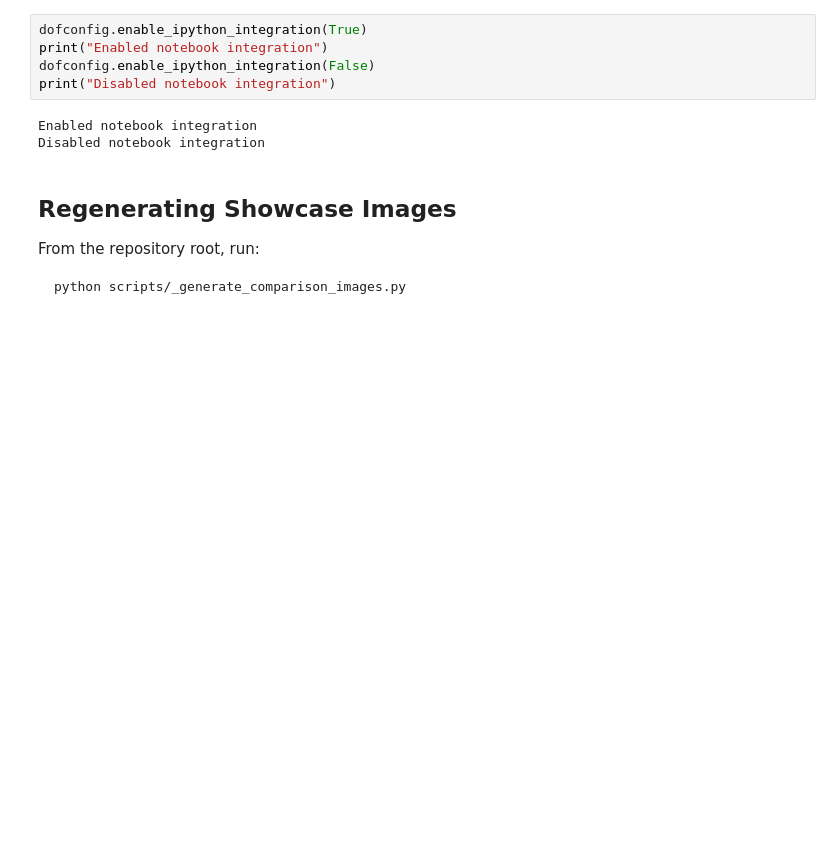
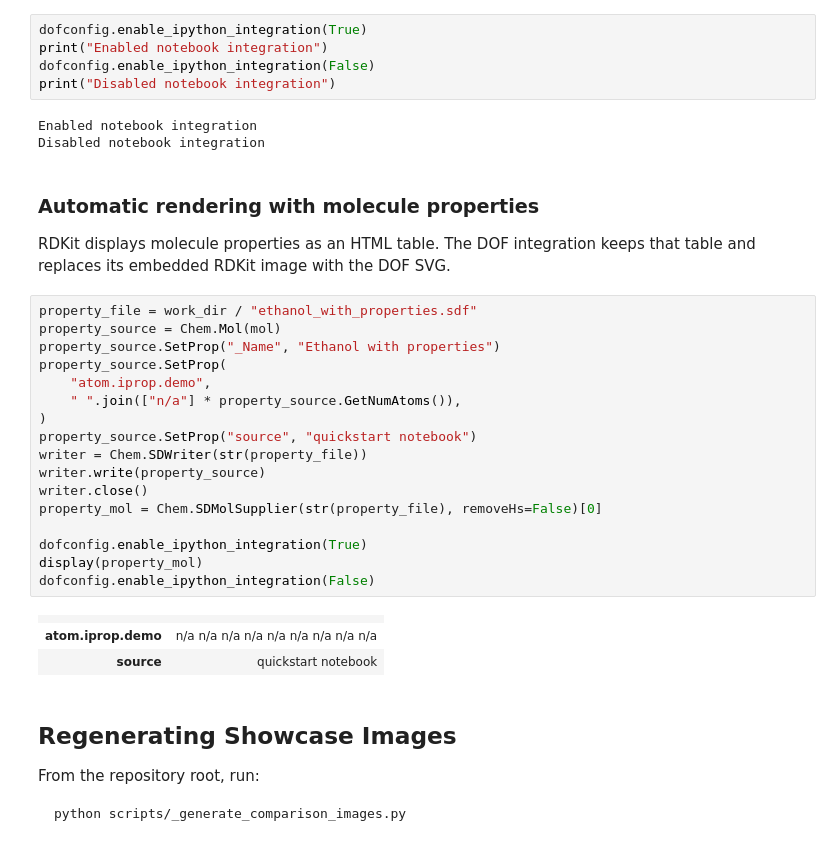
Before and after one commit to gentle1999/rdkit-dof, a Jupyter notebook: examples/rdkit_dof_quickstart.en.ipynb, the cells around one changed output. Cells and saved outputs as stored; diff of their text form; blank space fills up the shorter version.

```diff
--- a/examples/rdkit_dof_quickstart.en.ipynb
+++ b/examples/rdkit_dof_quickstart.en.ipynb
@@ -321,6 +321,31 @@ print("Disabled notebook integration")
 # %% [output]
 Enabled notebook integration
 Disabled notebook integration
+# %% [markdown]
+### Automatic rendering with molecule properties
+
+RDKit displays molecule properties as an HTML table. The DOF integration keeps that table and replaces its embedded RDKit image with the DOF SVG.
+# %%
+property_file = work_dir / "ethanol_with_properties.sdf"
+property_source = Chem.Mol(mol)
+property_source.SetProp("_Name", "Ethanol with properties")
+property_source.SetProp(
+    "atom.iprop.demo",
+    " ".join(["n/a"] * property_source.GetNumAtoms()),
+)
+property_source.SetProp("source", "quickstart notebook")
+writer = Chem.SDWriter(str(property_file))
+writer.write(property_source)
+writer.close()
+property_mol = Chem.SDMolSupplier(str(property_file), removeHs=False)[0]
+
+dofconfig.enable_ipython_integration(True)
+display(property_mol)
+dofconfig.enable_ipython_integration(False)
+# %% [output]
+|  |  |
+| atom.iprop.demo | n/a n/a n/a n/a n/a n/a n/a n/a n/a |
+| source | quickstart notebook |
 # %% [markdown]
 ## Regenerating Showcase Images
 
```
Also changed, not shown: parts of 4 cells of this notebook, 5 other files.
